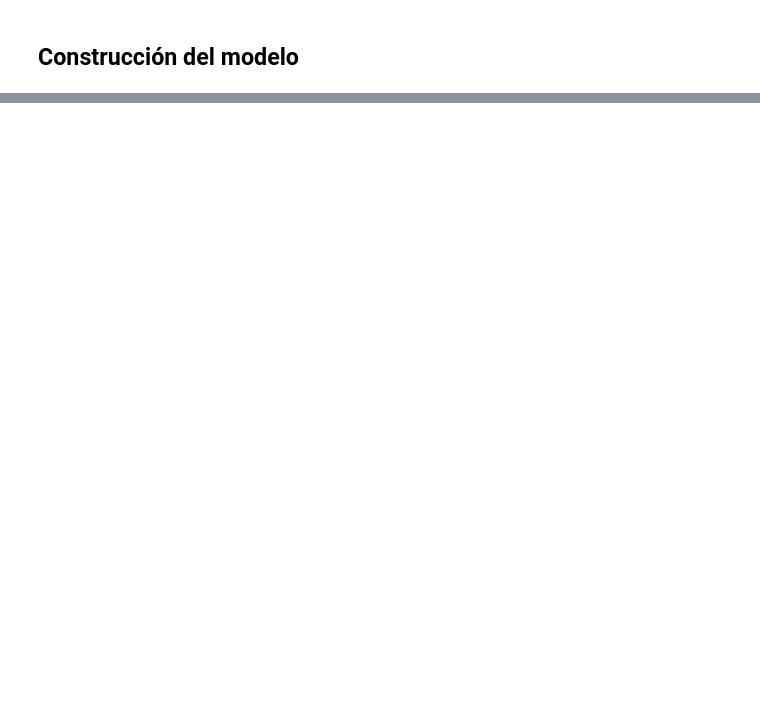
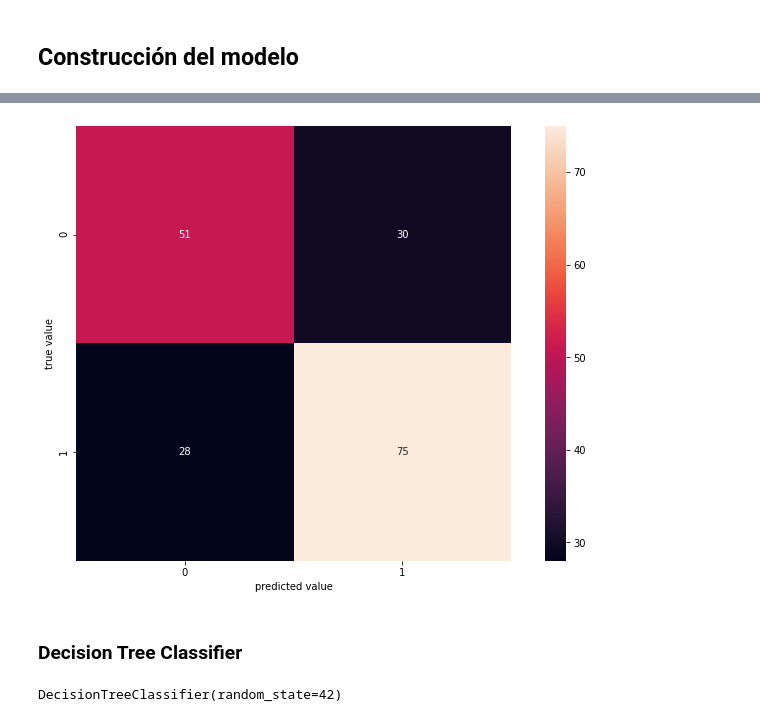
Before and after one commit to AnaAGG/Heart-Disease-Prediction, a Jupyter notebook: notebooks/Heart_Disease_Prediction_AnaG.ipynb, the cells around one changed output, grey strips where cells are left out. Drawn from its saved outputs; the diff is of its cells as text; code cells hidden in the pictures; blank space fills up the shorter version.

```diff
--- a/notebooks/Heart_Disease_Prediction_AnaG.ipynb
+++ b/notebooks/Heart_Disease_Prediction_AnaG.ipynb
@@ -733,0 +872,3 @@ print("y_train shape: ", y_train.shape, "y_test shape: ", y_test.shape)
+# %%
+knn = KNeighborsClassifier(n_neighbors = 7)
+knn.fit(X_train, y_train)
@@ -733,0 +877,2 @@ print("y_train shape: ", y_train.shape, "y_test shape: ", y_test.shape)
+# %%
+y_pred_knn= knn.predict(X_test)
@@ -733,0 +908,18 @@ print("y_train shape: ", y_train.shape, "y_test shape: ", y_test.shape)
+# %%
+mat_lr = confusion_matrix(y_test, y_pred_knn)
+
+plt.figure(figsize = (12, 8))
+sns.heatmap(mat_lr, square=True, annot=True, fmt="d")
+
+plt.xlabel('predicted value')
+plt.ylabel('true value')
+plt.show()
+# %% [output]
+[figure, added]
+# %% [markdown]
+### Decision Tree Classifier
+# %%
+tc = DecisionTreeClassifier(random_state=42)
+tc.fit(X_train, y_train)
+# %% [output]
+DecisionTreeClassifier(random_state=42)
```
Also changed, not shown: parts of 75 cells of this notebook.
